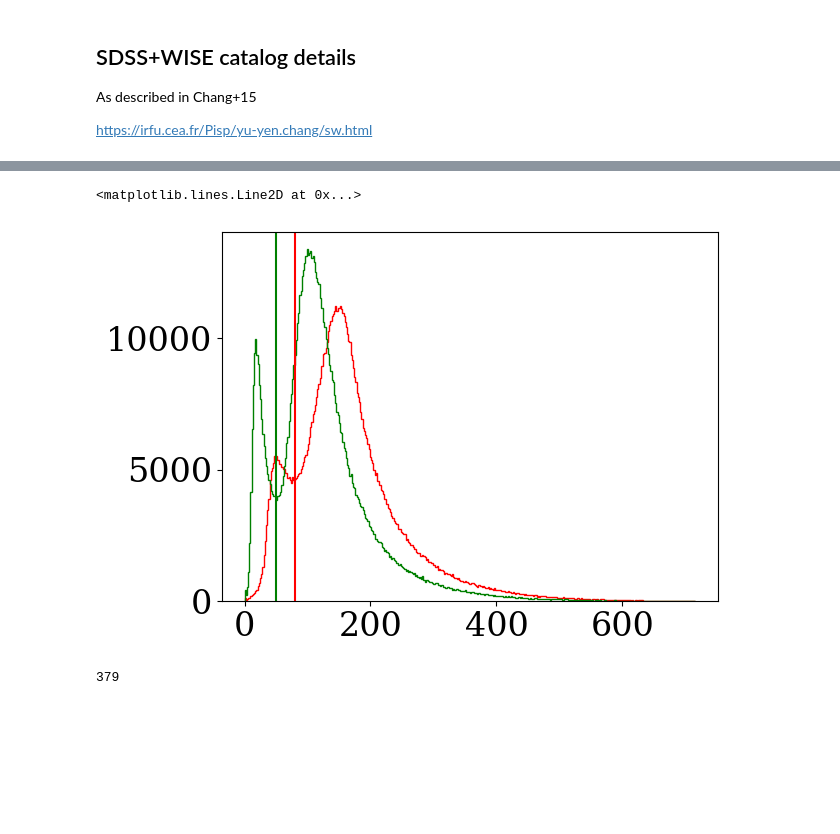
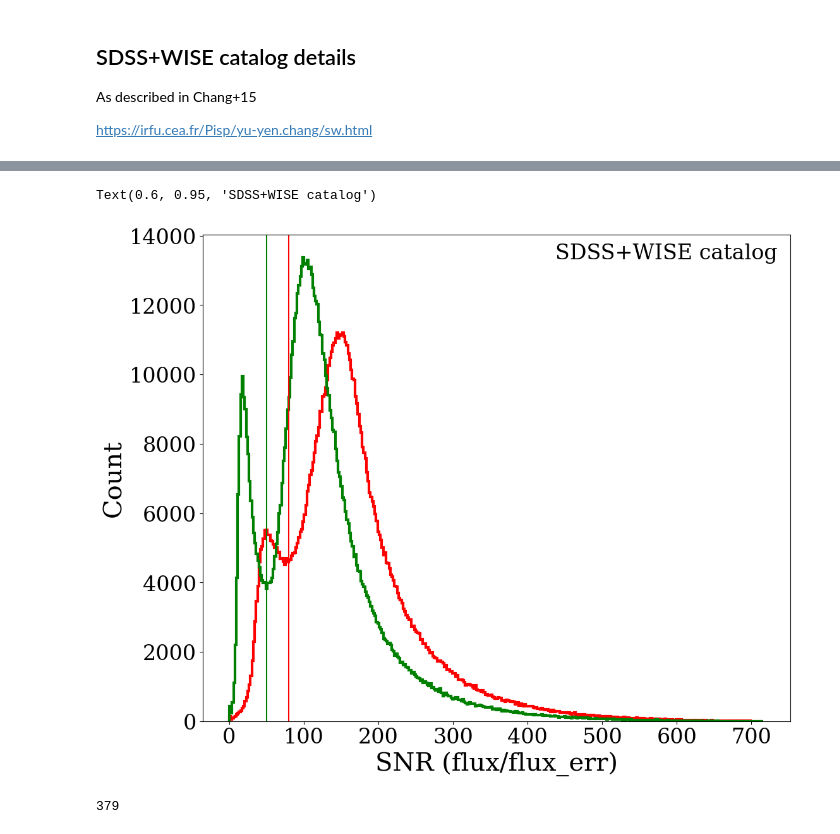
Before and after one commit to lsajkov/strw_mpdg, a Jupyter notebook: data_notebooks/SDSS_WISE_catalog.ipynb, the cells around one changed output, grey strips where cells are left out. Cells and saved outputs as stored; diff of their text form; code cells hidden in the pictures; blank space fills up the shorter version.

Commit message:
made SDSS+WISE plots/started work on empty cell function

```diff
--- a/data_notebooks/SDSS_WISE_catalog.ipynb
+++ b/data_notebooks/SDSS_WISE_catalog.ipynb
@@ -79,20 +59,27 @@ plt.hist(SW_mag_r[SW_mag_r < 30], bins = 'auto')
 SW_gr_color = SW_mag_g - SW_mag_r
 SW_gr_color_err = np.hypot(SW_magerr_g, SW_magerr_r)
 # %%
-fig = plt.figure()
+fig = plt.figure(figsize = (12, 10))
 ax = fig.add_subplot()
 
 bins = ax.hist(sw_input['flux0_r']/sw_input['flux0_r_e'],
-               bins = 'auto', histtype = 'step', color = 'red')
+               bins = 'auto', histtype = 'step', color = 'red', linewidth = 3)
 
 ax.hist(sw_input['flux0_g']/sw_input['flux0_g_e'],
-        bins = bins[1], histtype = 'step', color = 'green')
+        bins = bins[1], histtype = 'step', color = 'green', linewidth = 3)
 
 ax.axvline(80, color = 'red')
 ax.axvline(50, color = 'green')
+
+ax.set_xlabel('SNR (flux/flux_err)')
+ax.set_ylabel('Count')
+
+ax.text(0.6, 0.95,
+        'SDSS+WISE catalog',
+        transform = ax.transAxes)
 # %% [output]
-<matplotlib.lines.Line2D at 0x...>
+Text(0.6, 0.95, 'SDSS+WISE catalog')
-[figure, old version]
+[figure, new version]
 # %%
 len(bins[1])
 # %% [output]
```
Also changed, not shown: parts of 6 cells of this notebook, 3 other files.
